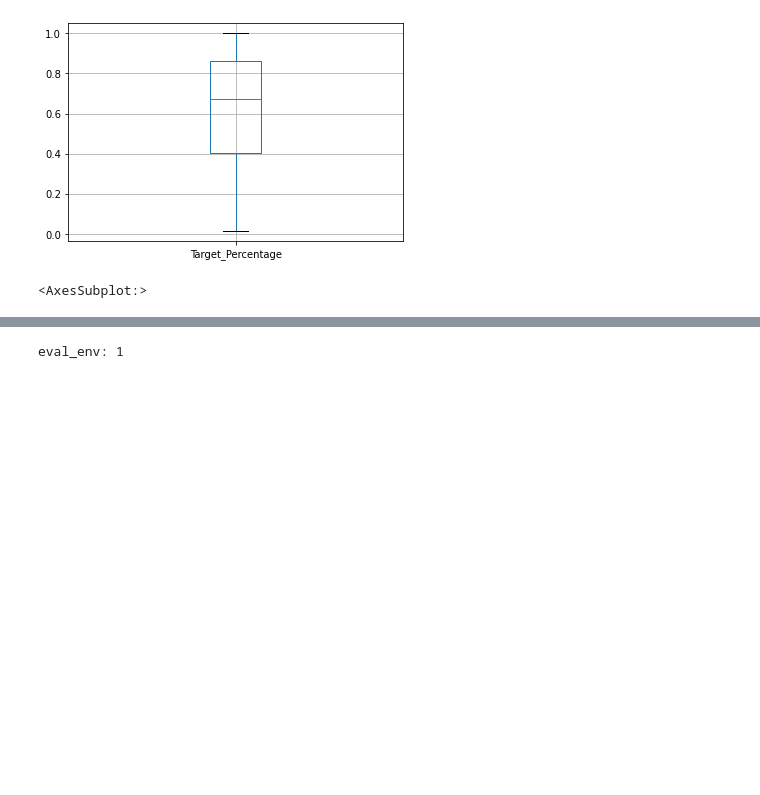
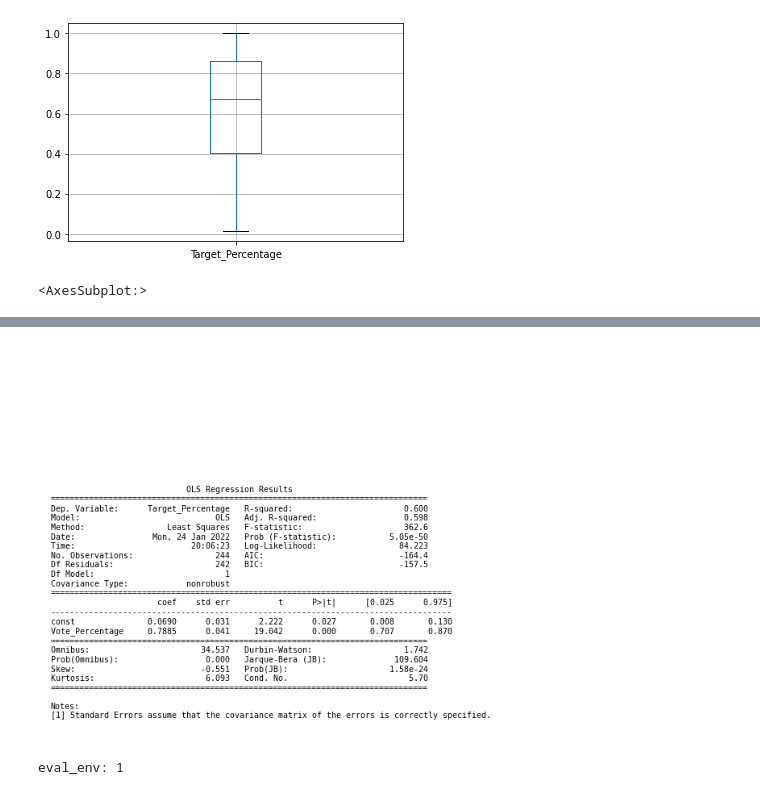
Before and after one commit to RobertEdwardes/Racial_Block_Voting, a Jupyter notebook: Ecological_Regression/Ecological_Regression.ipynb, the cells around one changed output, grey strips where cells are left out. Cells and saved outputs as stored; diff of their text form; code cells hidden in the pictures; blank space fills up the shorter version.

```diff
--- a/Ecological_Regression/Ecological_Regression.ipynb
+++ b/Ecological_Regression/Ecological_Regression.ipynb
@@ -41,6 +41,11 @@ df.boxplot(column=['Target_Percentage'])
 # %%
 x = sm.add_constant(x)
 model = sm.OLS(y, x).fit()
+plt.rc('figure', figsize=(12, 7))
+plt.text(0.01, 0.05, str(model.summary()), {'fontsize': 10}, fontproperties = 'monospace')
+plt.axis('off')
+plt.tight_layout()
+plt.savefig('output.png')
 print(model.summary())
 # %% [output]
                             OLS Regression Results
@@ -53,13 +58,14 @@ Time:                        16:46:08   Log-Likelihood:                 84.223
 No. Observations:                 244   AIC:                            -164.4
 Df Residuals:                     242   BIC:                            -157.5
 Df Model:                           1
 Covariance Type:            nonrobust
 ===================================================================================
 ... (9 lines left out)
 ==============================================================================
 
 Notes:
 [1] Standard Errors assume that the covariance matrix of the errors is correctly specified.
+[figure, added]
 # %%
 fig = plt.figure(figsize=(12,8))
 fig = sm.graphics.plot_regress_exog(model, 'Vote_Percentage', fig=fig)
```
Also changed, not shown: parts of 2 cells of this notebook, 4 other files.
